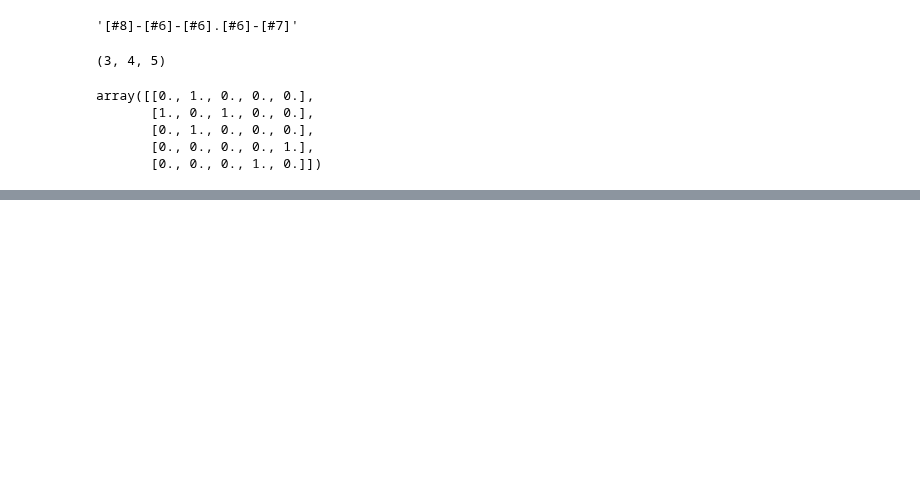
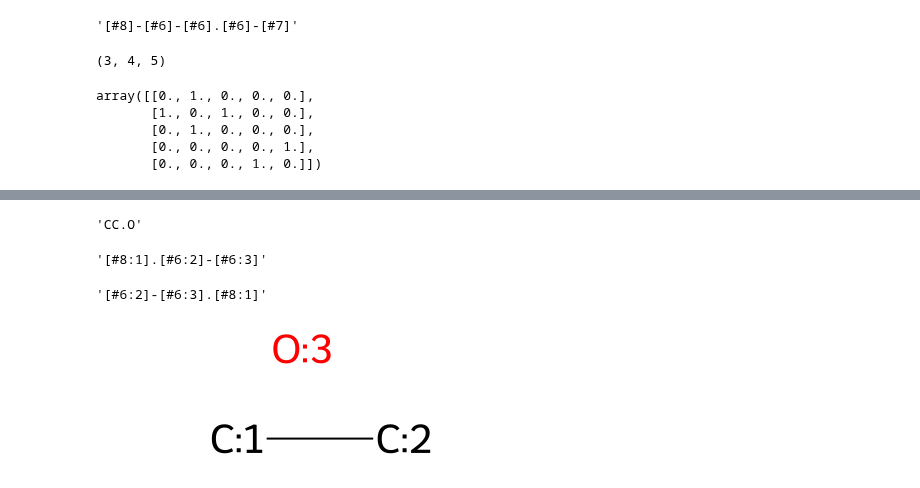
Before and after one commit to stefanpate/coarse-grain-rxns, a Jupyter notebook: notebooks/frag_by_aidxs.ipynb, the cells around one changed output, grey strips where cells are left out. Cells and saved outputs as stored; diff of their text form; code cells hidden in the pictures; blank space fills up the shorter version.

```diff
--- a/notebooks/frag_by_aidxs.ipynb
+++ b/notebooks/frag_by_aidxs.ipynb
@@ -85,0 +211,19 @@ for elt in op.RunReactants([mol])[0]:
+# %%
+Chem.MolToSmiles(Chem.MolFromSmiles('O.CC'))
+# %% [output]
+'CC.O'
+# %%
+Chem.MolToSmarts(Chem.MolFromSmarts('[#8:1].[#6:2]-[#6:3]'))
+# %% [output]
+'[#8:1].[#6:2]-[#6:3]'
+# %%
+Chem.MolToSmarts(Chem.MolFromSmarts('[#6:2]-[#6:3].[#8:1]'))
+# %% [output]
+'[#6:2]-[#6:3].[#8:1]'
+# %%
+mol = Chem.MolFromSmarts('[#6:2]-[#6:3].[#8:1]')
+for atom in mol.GetAtoms():
+    atom.SetAtomMapNum(atom.GetIdx() + 1)
+mol
+# %% [output]
+[figure, added]
```
Also changed, not shown: parts of 20 cells of this notebook, 6 other files.
